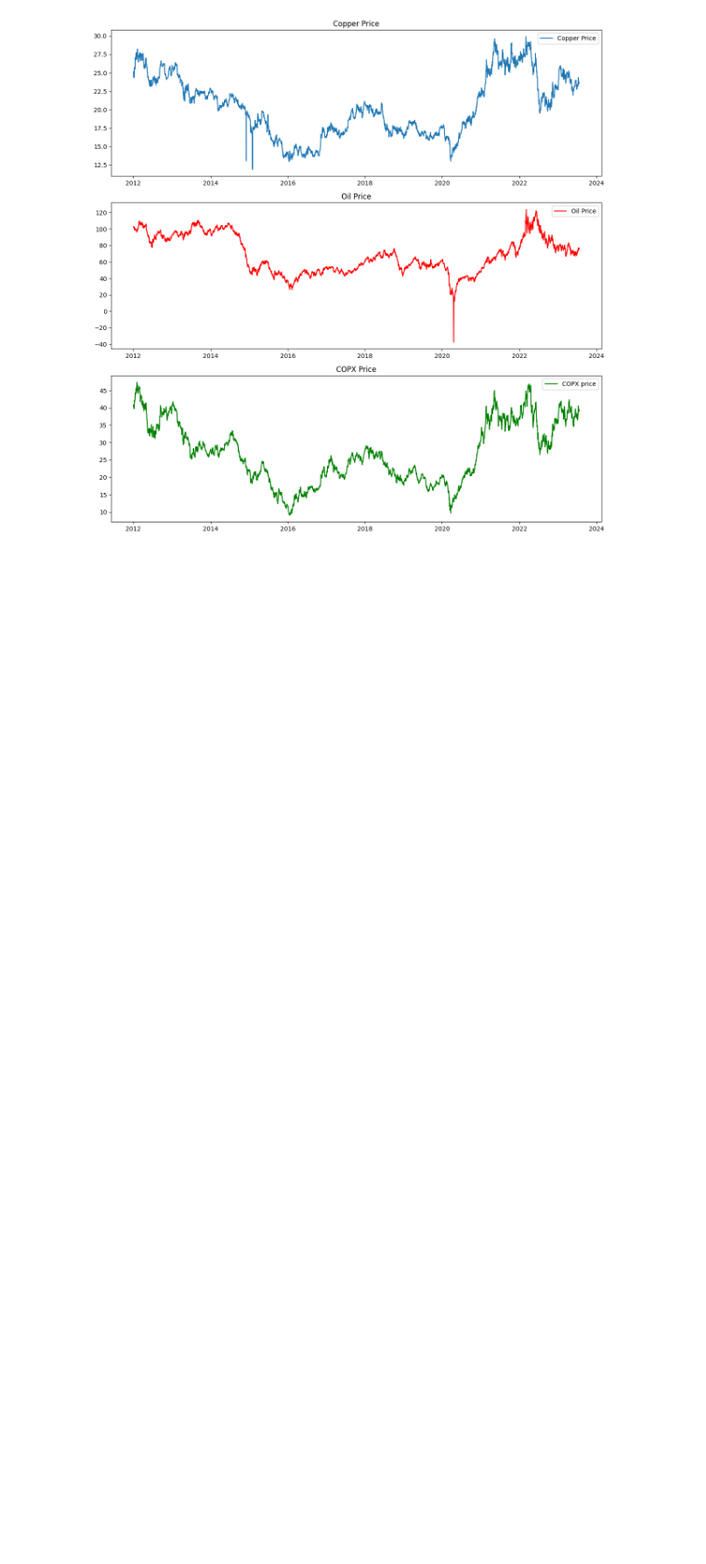
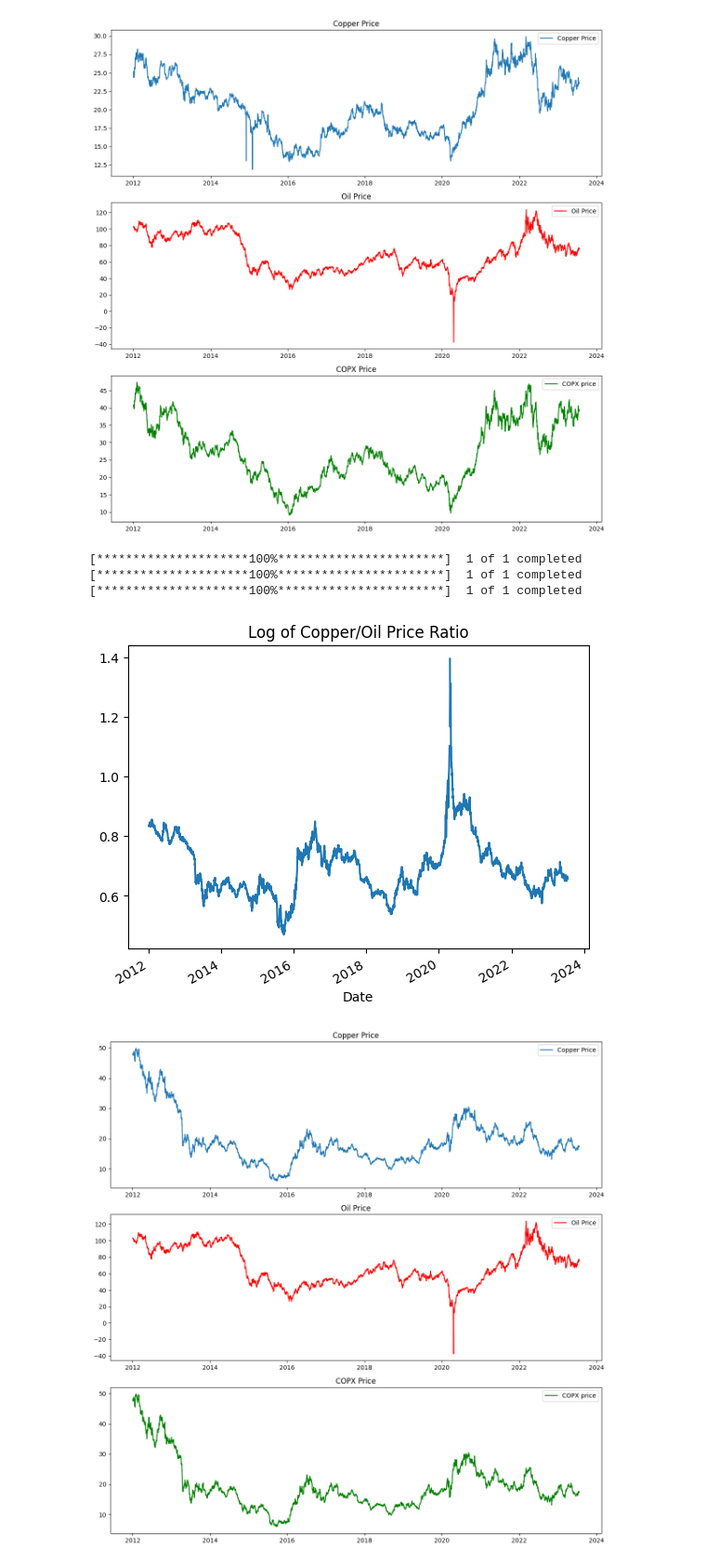
Before and after one commit to dkn-maida/farscape-investment, a Jupyter notebook: usa/copper.ipynb, the cells around one changed output. Shown at 93% size. Saved outputs shown, nothing was run; the diff lists cells and outputs as text; code cells hidden in the pictures; blank space fills up the shorter version.

```diff
--- a/usa/copper.ipynb
+++ b/usa/copper.ipynb
@@ -46,3 +46,51 @@ plt.show()
 [*********************100%***********************]  1 of 1 completed
 [figure]
 [figure]
+# %%
+import pandas as pd
+import numpy as np
+from sklearn.linear_model import LinearRegression
+from sklearn.preprocessing import StandardScaler
+import yfinance as yf
+import matplotlib.pyplot as plt
+
+# 1. Download data for copper prices, oil prices, and COPX returns
+copper_price = yf.download('GOLD', start='2012-01-01', end='2023-07-23')['Close']
+oil_price = yf.download('CL=F', start='2012-01-01', end='2023-07-23')['Close']
+copx_returns = yf.download('GOLD', start='2012-01-01', end='2023-07-23')['Close']
+
+# dropna and replace 0 values to avoid log calculation errors
+copper_price.replace(0, np.nan, inplace=True)
+oil_price.replace(0, np.nan, inplace=True)
+copper_price.dropna(inplace=True)
+oil_price.dropna(inplace=True)
+
+# 2. Compute the log of copper price to the log of oil ratio
+ratio = np.log(copper_price) / np.log(oil_price)
+
+# 3. Plot ratio
+ratio.plot(title='Log of Copper/Oil Price Ratio')
+
+# Plotting
+fig, axs = plt.subplots(3, 1, figsize=(12, 12))
+
+axs[0].plot(copper_price.index, copper_price, label='Copper Price')
+axs[0].set_title('Copper Price')
+axs[0].legend()
+
+axs[1].plot(oil_price.index, oil_price, color='red', label='Oil Price')
+axs[1].set_title('Oil Price')
+axs[1].legend()
+
+axs[2].plot(copx_returns.index, copx_returns, color='green', label='COPX price')
+axs[2].set_title('COPX Price')
+axs[2].legend()
+
+plt.tight_layout()
+plt.show()
+# %% [output]
+[*********************100%***********************]  1 of 1 completed
+[*********************100%***********************]  1 of 1 completed
+[*********************100%***********************]  1 of 1 completed
+[figure, added]
+[figure, added]
```
Also changed, not shown: 12 other files.
